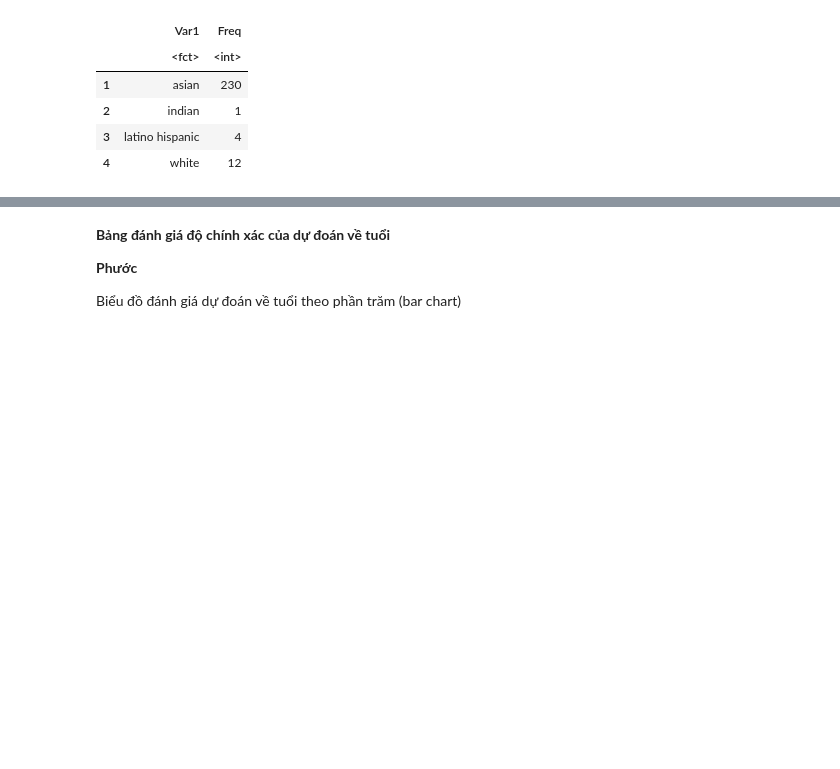
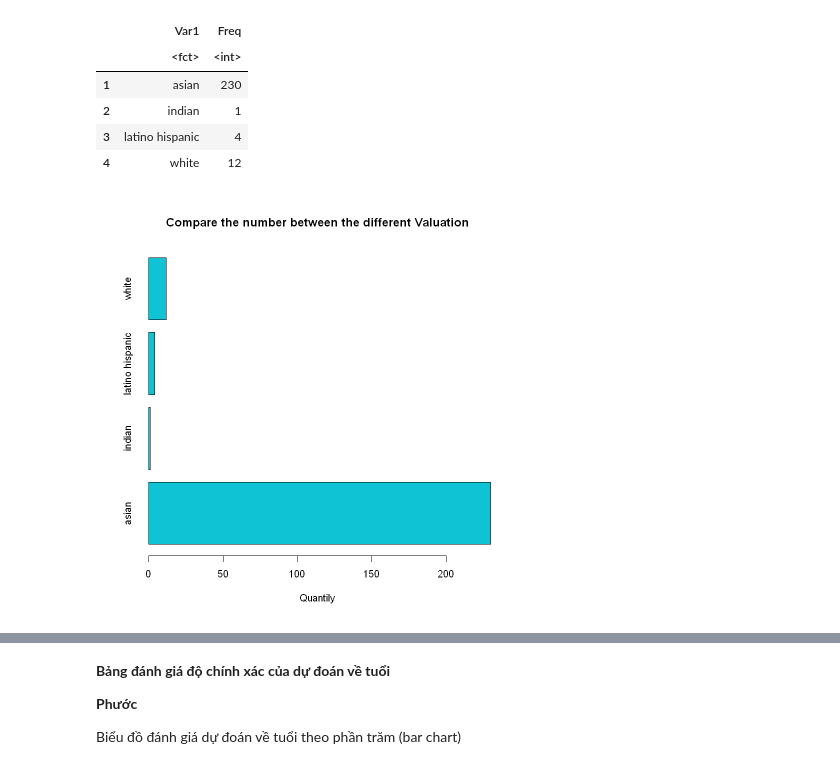
Before and after one commit to ThanhHung2112/DO_AN_1, a Jupyter notebook: Analyze_DeepFace_data.ipynb, the cells around one changed output, grey strips where cells are left out. Cells and saved outputs as stored; diff of their text form; code cells hidden in the pictures; blank space fills up the shorter version.

```diff
--- a/Analyze_DeepFace_data.ipynb
+++ b/Analyze_DeepFace_data.ipynb
@@ -271,3 +320,12 @@ A data.frame: 4 × 2
 | 2 | indian | 1 |
 | 3 | latino hispanic | 4 |
 | 4 | white | 12 |
+# %%
+barplot(height=tab$Freq, names=tab$Var1,
+        col="#10c3d4",
+        horiz=T, las=0,
+        xlab="Quantily",
+        main="Compare the number between the different Valuation",
+        )
+# %% [output]
+[figure, added]
```
Also changed, not shown: parts of 15 cells of this notebook.
